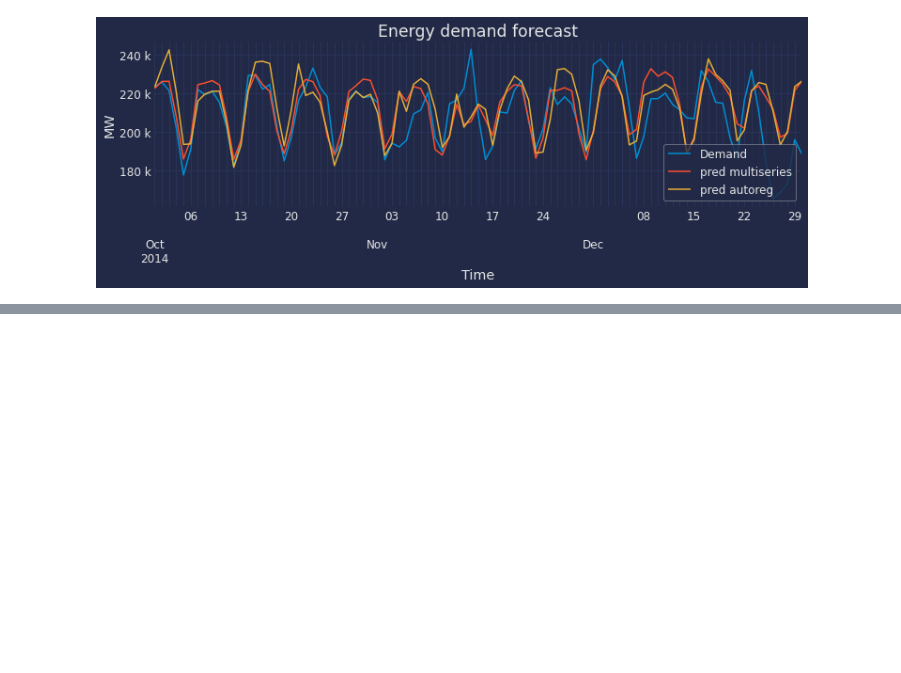
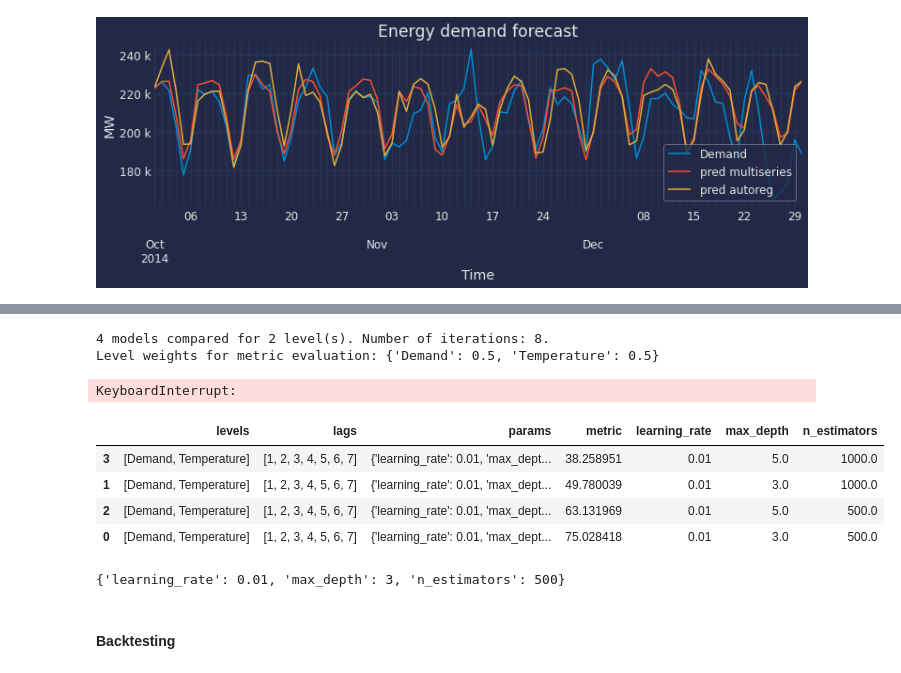
Before and after one commit to JoaquinAmatRodrigo/skforecast, a Jupyter notebook: dev/develop/skforecast_ForecasterAutoregMultiSeries_hyperparameters.ipynb, the cells around one changed output, grey strips where cells are left out. Cells and saved outputs as stored; diff of their text form; code cells hidden in the pictures; blank space fills up the shorter version.

```diff
--- a/dev/develop/skforecast_ForecasterAutoregMultiSeries_hyperparameters.ipynb
+++ b/dev/develop/skforecast_ForecasterAutoregMultiSeries_hyperparameters.ipynb
@@ -2665,0 +2753,45 @@ ax.legend();
+# %%
+# Grid search of hyper-parameters and lags
+# ==============================================================================
+# Regressor hyper-parameters
+param_grid = {
+    'n_estimators': [500, 1000],
+    'max_depth': [3, 5],
+    'learning_rate': [0.01]
+}
+
+# Lags used as predictors
+lags_grid = [7]
+
+results_grid = grid_search_forecaster_multiseries(
+                            forecaster         = forecaster,
+                            series             = data.loc[:end_validation, series_cols],
+                            param_grid         = param_grid,
+                            lags_grid          = lags_grid,
+                            steps              = 7,
+                            levels_list        = ['Demand', 'Temperature'],
+                            levels_weights     = None,
+                            refit              = True,
+                            metric             = 'mean_absolute_percentage_error',
+                            initial_train_size = int(len(data_train)),
+                            return_best        = False,
+                            verbose            = False
+               )
+# %% [output]
+4 models compared for 2 level(s). Number of iterations: 8.
+Level weights for metric evaluation: {'Demand': 0.5, 'Temperature': 0.5}
+KeyboardInterrupt:
+# %%
+results_grid
+# %% [output]
+|  | levels | lags | params | metric | learning_rate | max_depth | n_estimators |
+| 3 | [Demand, Temperature] | [1, 2, 3, 4, 5, 6, 7] | {'learning_rate': 0.01, 'max_dept... | 38.258951 | 0.01 | 5.0 | 1000.0 |
+| 1 | [Demand, Temperature] | [1, 2, 3, 4, 5, 6, 7] | {'learning_rate': 0.01, 'max_dept... | 49.780039 | 0.01 | 3.0 | 1000.0 |
+| 2 | [Demand, Temperature] | [1, 2, 3, 4, 5, 6, 7] | {'learning_rate': 0.01, 'max_dept... | 63.131969 | 0.01 | 5.0 | 500.0 |
+| 0 | [Demand, Temperature] | [1, 2, 3, 4, 5, 6, 7] | {'learning_rate': 0.01, 'max_dept... | 75.028418 | 0.01 | 3.0 | 500.0 |
+# %%
+print(results_grid['params'][0])
+# %% [output]
+{'learning_rate': 0.01, 'max_depth': 3, 'n_estimators': 500}
+# %% [markdown]
+#### Backtesting
```
Also changed, not shown: parts of 12 cells of this notebook, 1 other file.
